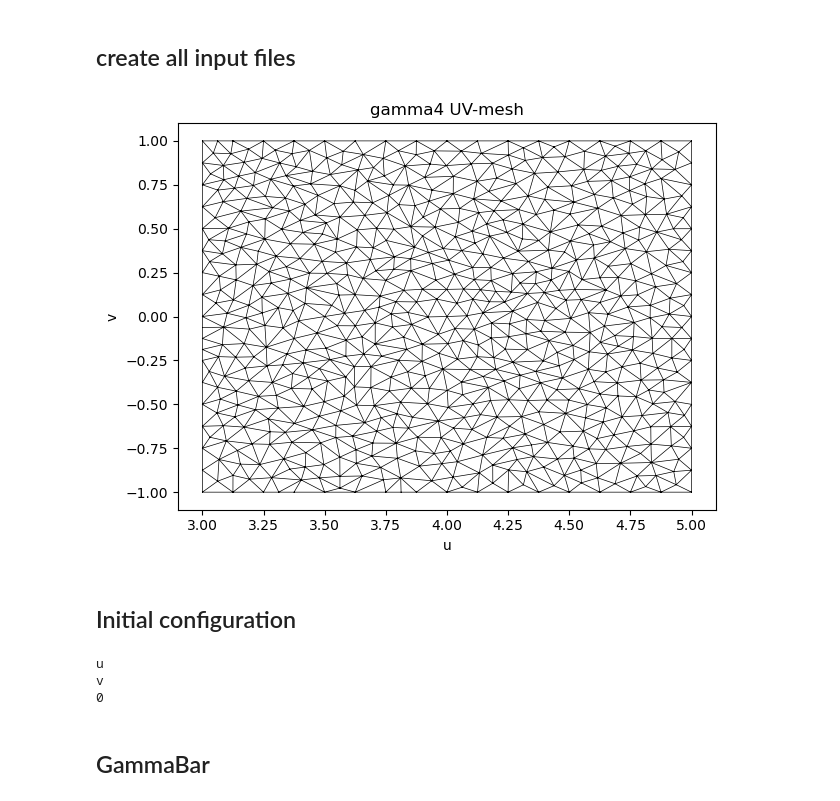
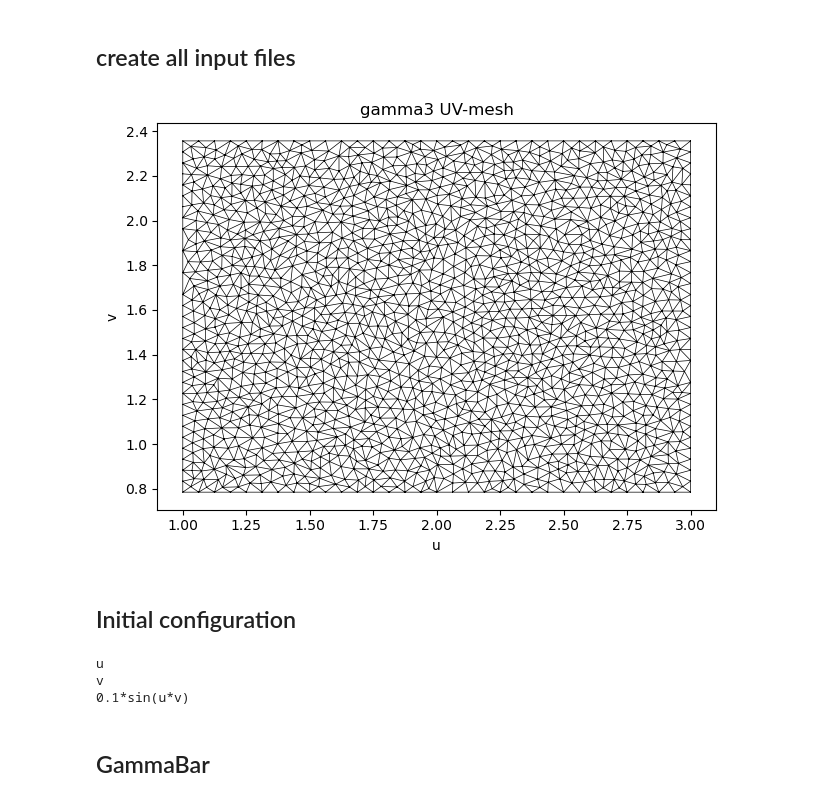
Before and after one commit to yaelc26/NonEuclideanShell_simulation, a Jupyter notebook: generate_inputs.ipynb, the cells around one changed output. Saved outputs shown, nothing was run; the diff lists cells and outputs as text; code cells hidden in the pictures.

```diff
--- a/generate_inputs.ipynb
+++ b/generate_inputs.ipynb
@@ -7,7 +7,7 @@
 ## create dir
 # %%
 import os
-sim_name = 'gamma4'
+sim_name = 'gamma3'
 
 cwd        = os.getcwd()
 output_dir = os.path.join(cwd, 'NewSims', sim_name)
@@ -38,25 +33,25 @@ NameError: name 'tolu' is not defined
 # %%
 from generate_inputs import *
 
-domain_params = [ 3, 5, -1, 1 ]
+domain_params = [ 1, 3, np.pi/4, 3*np.pi/4 ]
 create_input_files(
     sim_name     = sim_name,
     output_dir   = output_dir,
     domain_type  = 'rectangle',
     domain_params = domain_params,
-    max_area     = 0.005,
+    max_area   = 0.0015,
     tols = (0,0)
 )
 # %% [output]
-[figure, old version]
+[figure, new version]
 # %% [markdown]
 ## Initial configuration
 # %%
 
 from generate_inputs import plot_uv_surface, func_to_matlab_str
-x = lambda u,v: u
-y = lambda u,v: v
-z = lambda u,v: 0 #np.sin(u)*np.cos(v)
+x = lambda u,v: u#*np.cos(v) #np.sin(u)*np.cos(v)
+y = lambda u,v: v #u*np.sin(v)
+z = lambda u,v: 0.1*np.sin(u*v)
 umin = domain_params[0]
 umax = domain_params[1]
 vmin = domain_params[2]
@@ -72,7 +67,7 @@ print(zpos)
 # %% [output]
 u
 v
-0
+0.1*sin(u*v)
 # %% [markdown]
 ## GammaBar
 # %%
```
Also changed, not shown: parts of 7 cells of this notebook, 2 other files.
